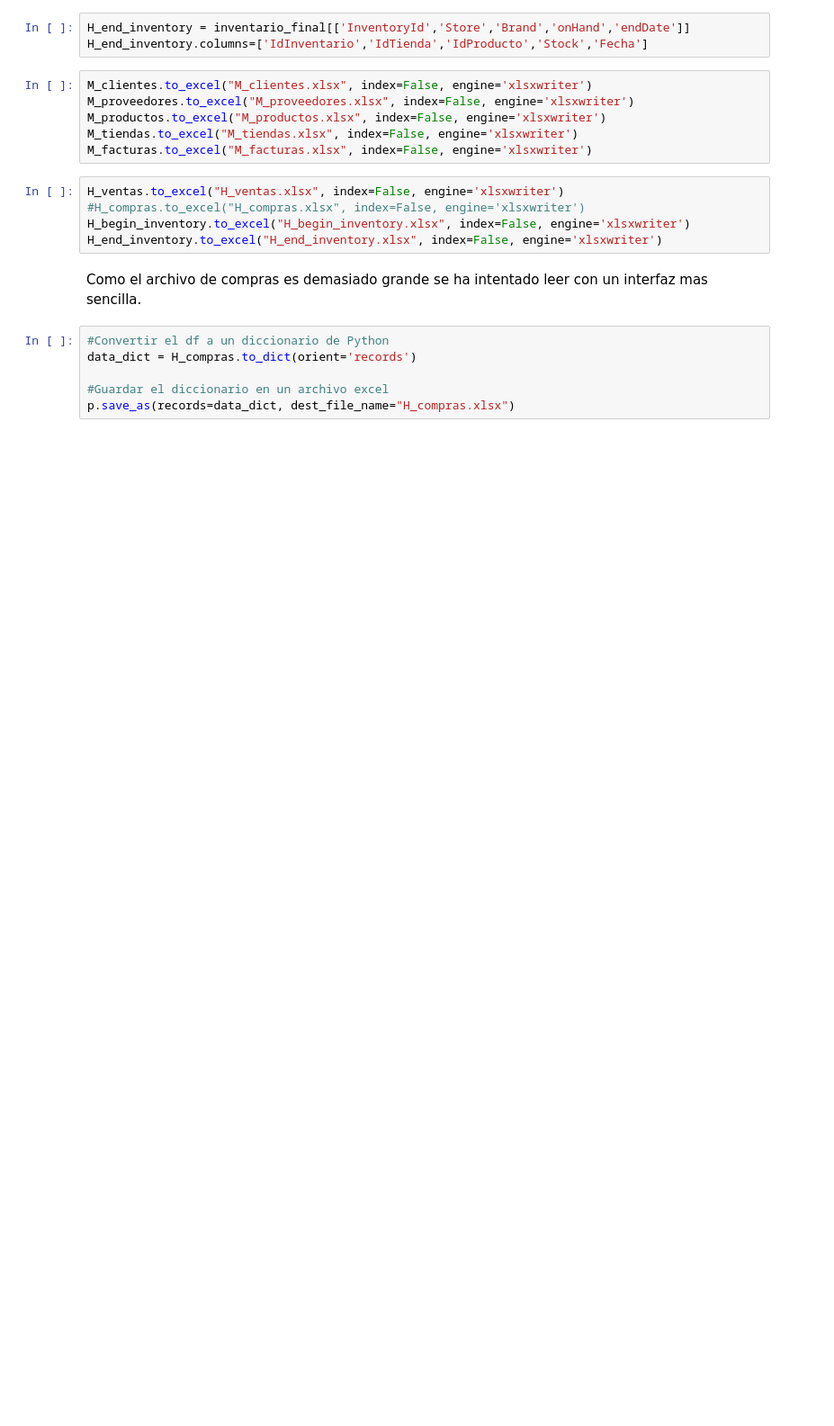
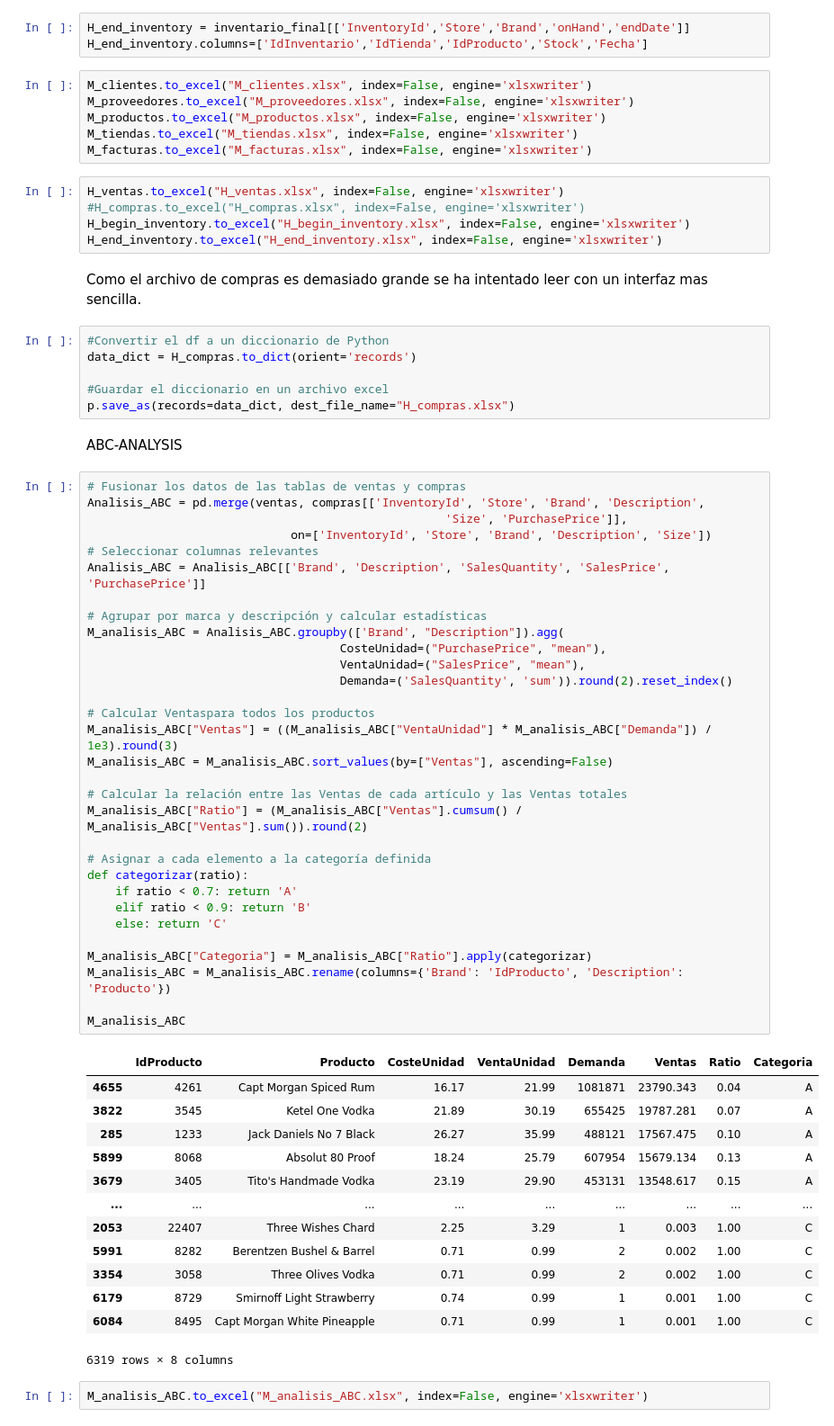
Before and after one commit to isabelunamuno/TFM, a Jupyter notebook: Procesamiento.ipynb, the cells around one changed output. Shown at 90% size. Cells and saved outputs as stored; diff of their text form; blank space fills up the shorter version.

Commit message:
Cambios en la tabla H_VENTAS y analisis ABC

```diff
--- a/Procesamiento.ipynb
+++ b/Procesamiento.ipynb
@@ -753,3 +740,52 @@ data_dict = H_compras.to_dict(orient='records')
 
 #Guardar el diccionario en un archivo excel
 p.save_as(records=data_dict, dest_file_name="H_compras.xlsx")
+# %% [markdown]
+ABC-ANALYSIS
+# %%
+# Fusionar los datos de las tablas de ventas y compras
+Analisis_ABC = pd.merge(ventas, compras[['InventoryId', 'Store', 'Brand', 'Description',
+                                                   'Size', 'PurchasePrice']],
+                             on=['InventoryId', 'Store', 'Brand', 'Description', 'Size'])
+# Seleccionar columnas relevantes
+Analisis_ABC = Analisis_ABC[['Brand', 'Description', 'SalesQuantity', 'SalesPrice', 'PurchasePrice']]
+
+# Agrupar por marca y descripción y calcular estadísticas
+M_analisis_ABC = Analisis_ABC.groupby(['Brand', "Description"]).agg(
+                                    CosteUnidad=("PurchasePrice", "mean"),
+                                    VentaUnidad=("SalesPrice", "mean"),
+                                    Demanda=('SalesQuantity', 'sum')).round(2).reset_index()
+
+# Calcular Ventaspara todos los productos
+M_analisis_ABC["Ventas"] = ((M_analisis_ABC["VentaUnidad"] * M_analisis_ABC["Demanda"]) / 1e3).round(3)
+M_analisis_ABC = M_analisis_ABC.sort_values(by=["Ventas"], ascending=False)
+
+# Calcular la relación entre las Ventas de cada artículo y las Ventas totales
+M_analisis_ABC["Ratio"] = (M_analisis_ABC["Ventas"].cumsum() / M_analisis_ABC["Ventas"].sum()).round(2)
+
+# Asignar a cada elemento a la categoría definida
+def categorizar(ratio):
+    if ratio < 0.7: return 'A'
+    elif ratio < 0.9: return 'B'
+    else: return 'C'
+
+M_analisis_ABC["Categoria"] = M_analisis_ABC["Ratio"].apply(categorizar)
+M_analisis_ABC = M_analisis_ABC.rename(columns={'Brand': 'IdProducto', 'Description': 'Producto'})
+
+M_analisis_ABC
+# %% [output]
+|  | IdProducto | Producto | CosteUnidad | VentaUnidad | Demanda | Ventas | Ratio | Categoria |
+| 4655 | 4261 | Capt Morgan Spiced Rum | 16.17 | 21.99 | 1081871 | 23790.343 | 0.04 | A |
+| 3822 | 3545 | Ketel One Vodka | 21.89 | 30.19 | 655425 | 19787.281 | 0.07 | A |
+| 285 | 1233 | Jack Daniels No 7 Black | 26.27 | 35.99 | 488121 | 17567.475 | 0.10 | A |
+| 5899 | 8068 | Absolut 80 Proof | 18.24 | 25.79 | 607954 | 15679.134 | 0.13 | A |
+| 3679 | 3405 | Tito's Handmade Vodka | 23.19 | 29.90 | 453131 | 13548.617 | 0.15 | A |
+| ... | ... | ... | ... | ... | ... | ... | ... | ... |
+| 2053 | 22407 | Three Wishes Chard | 2.25 | 3.29 | 1 | 0.003 | 1.00 | C |
+| 5991 | 8282 | Berentzen Bushel & Barrel | 0.71 | 0.99 | 2 | 0.002 | 1.00 | C |
+| 3354 | 3058 | Three Olives Vodka | 0.71 | 0.99 | 2 | 0.002 | 1.00 | C |
+| 6179 | 8729 | Smirnoff Light Strawberry | 0.74 | 0.99 | 1 | 0.001 | 1.00 | C |
+| 6084 | 8495 | Capt Morgan White Pineapple | 0.71 | 0.99 | 1 | 0.001 | 1.00 | C |
+6319 rows × 8 columns
+# %%
+M_analisis_ABC.to_excel("M_analisis_ABC.xlsx", index=False, engine='xlsxwriter')
```
Also changed, not shown: parts of 8 cells of this notebook, 15 other files.
